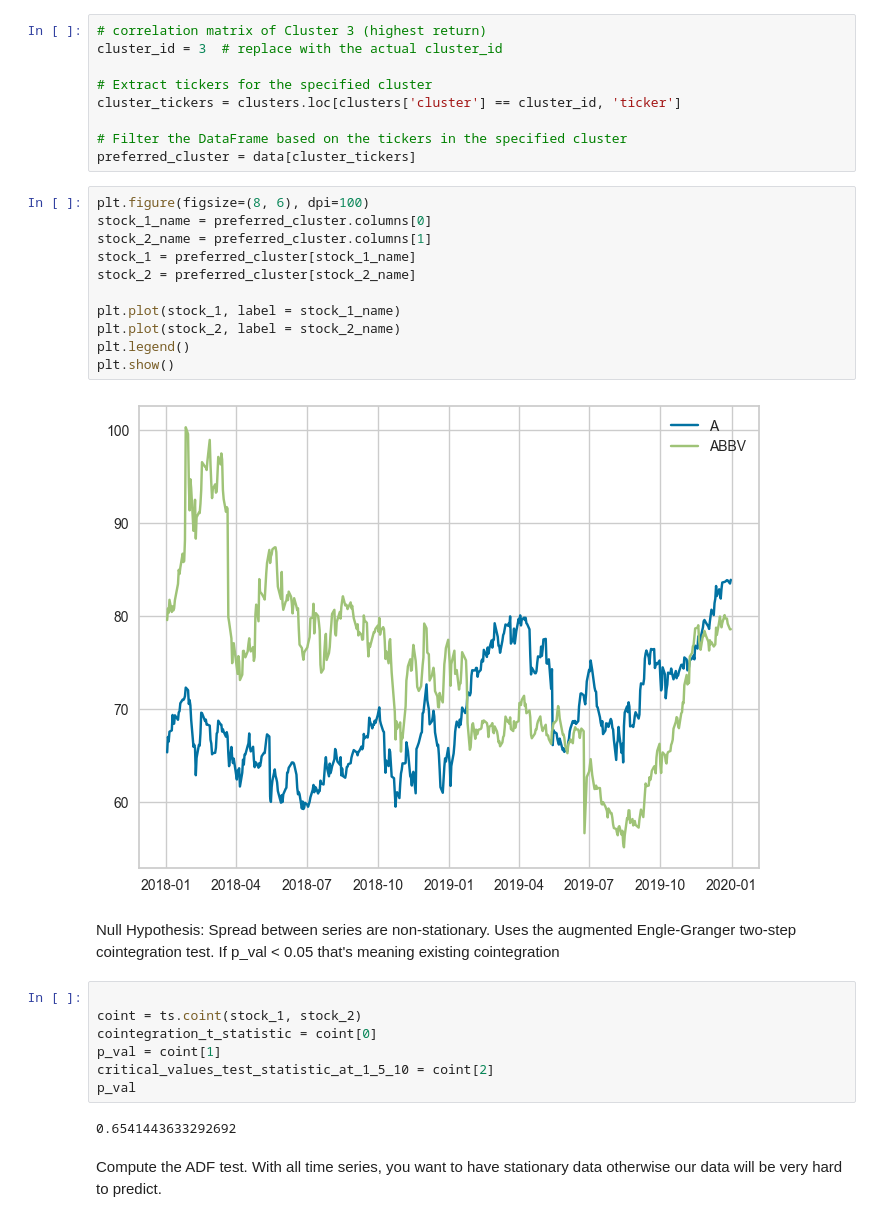
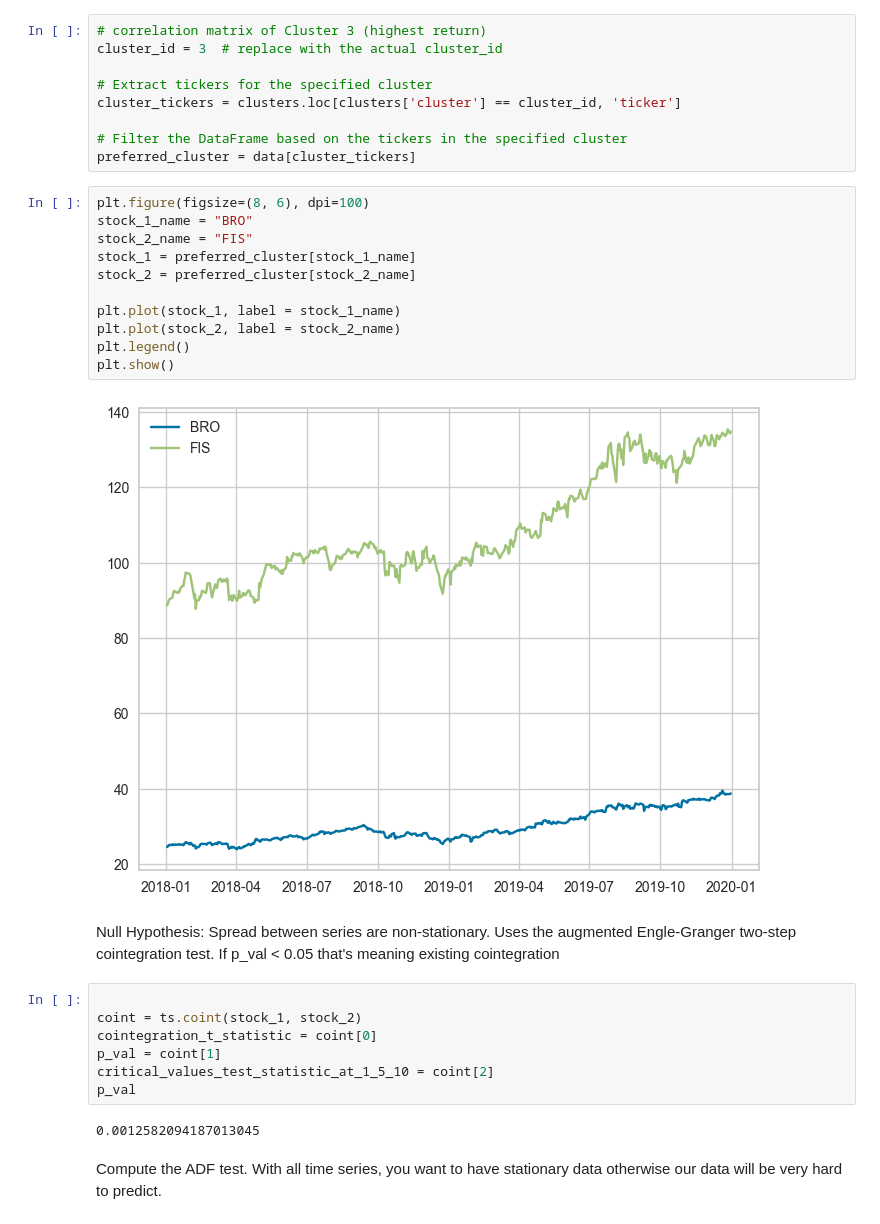
Before and after one commit to dasoaujisi/FDS-Project, a Jupyter notebook: Cluster_deepdive.ipynb, the cells around one changed output. Drawn from its saved outputs; the diff is of its cells as text.

```diff
--- a/Cluster_deepdive.ipynb
+++ b/Cluster_deepdive.ipynb
@@ -31,17 +31,17 @@ cluster_tickers = clusters.loc[clusters['cluster'] == cluster_id, 'ticker']
 preferred_cluster = data[cluster_tickers]
 # %%
 plt.figure(figsize=(8, 6), dpi=100)
-stock_1_name = preferred_cluster.columns[0]
-stock_2_name = preferred_cluster.columns[1]
+stock_1_name = "BRO"
+stock_2_name = "FIS"
 stock_1 = preferred_cluster[stock_1_name]
 stock_2 = preferred_cluster[stock_2_name]
 
 plt.plot(stock_1, label = stock_1_name)
 plt.plot(stock_2, label = stock_2_name)
 plt.legend()
 plt.show()
 # %% [output]
-[figure, old version]
+[figure, new version]
 # %% [markdown]
 Null Hypothesis: Spread between series are non-stationary.
 Uses the augmented Engle-Granger two-step cointegration test.
@@ -54,7 +54,7 @@ p_val = coint[1]
 critical_values_test_statistic_at_1_5_10 = coint[2]
 p_val
 # %% [output]
-0.6541443633292692
+0.0012582094187013045
 # %% [markdown]
 Compute the ADF test. With all time series, you want to have stationary data otherwise our data will be very hard to predict.
 # %%
```
Also changed, not shown: parts of 9 cells of this notebook, 1 other file.
